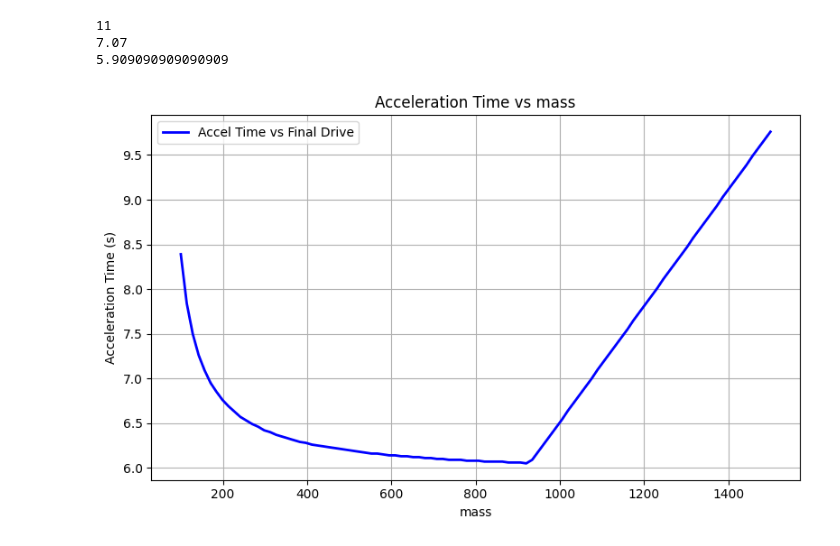
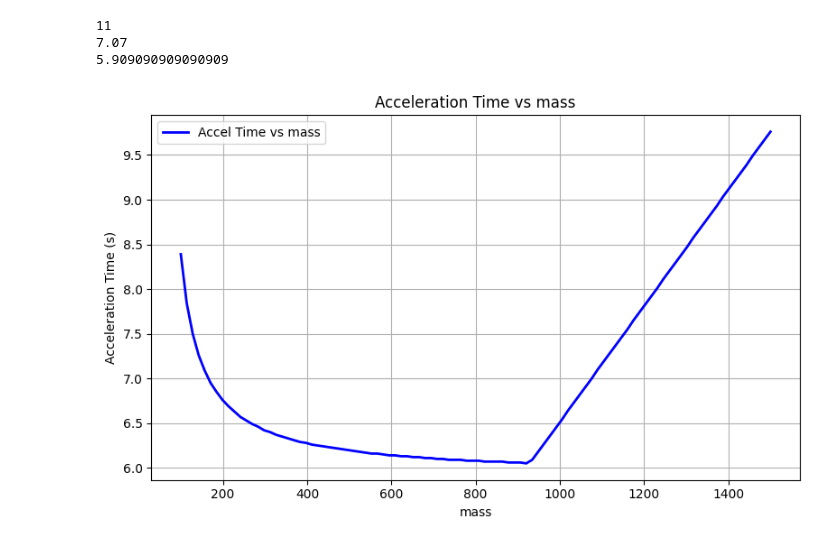
Before and after one commit to Bfoke/Death-Missile, a Jupyter notebook: Acceleration/AccelSweeps.ipynb, the cells around one changed output. Cells and saved outputs as stored; diff of their text form; code cells hidden in the pictures.

```diff
--- a/Acceleration/AccelSweeps.ipynb
+++ b/Acceleration/AccelSweeps.ipynb
@@ -280,21 +280,21 @@ print(final_drive_sweep[81])
 # %%
 mass_sweep = np.linspace(100,1500,100)
 accel_times = np.zeros_like(mass_sweep)
 for i, r in enumerate(mass_sweep):
     accel_times[i] = zero_to_60(M = r)
 
 plt.figure(figsize=(8, 5))
-plt.plot(mass_sweep, accel_times, label='Accel Time vs Final Drive', color='blue', linewidth=2)
+plt.plot(mass_sweep, accel_times, label='Accel Time vs mass', color='blue', linewidth=2)
 
 plt.xlabel('mass')
 plt.ylabel('Acceleration Time (s)')
 plt.title('Acceleration Time vs mass')
 plt.grid(True)
 plt.legend()
 plt.tight_layout()
 plt.show()
 # %% [output]
-[figure, old version]
+[figure, new version]
 # %%
 time25, vel25, pos25, rpm25, torque25, thrust25, drag25, rear_NL25, accel25, traction25 = accel_data(FD = 2)
 plot_simulation_results(time25, vel25, pos25, rpm25, torque25, thrust25, drag25, rear_NL25, accel25, traction25)
```
Also changed, not shown: parts of 1 cell of this notebook.
